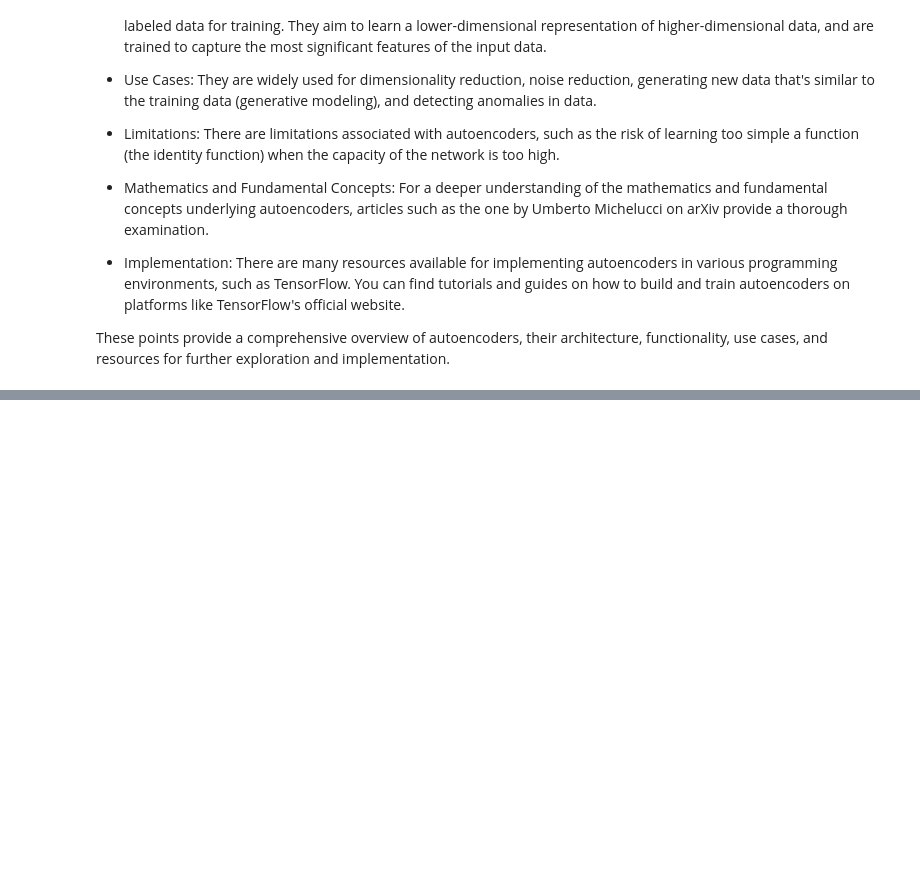
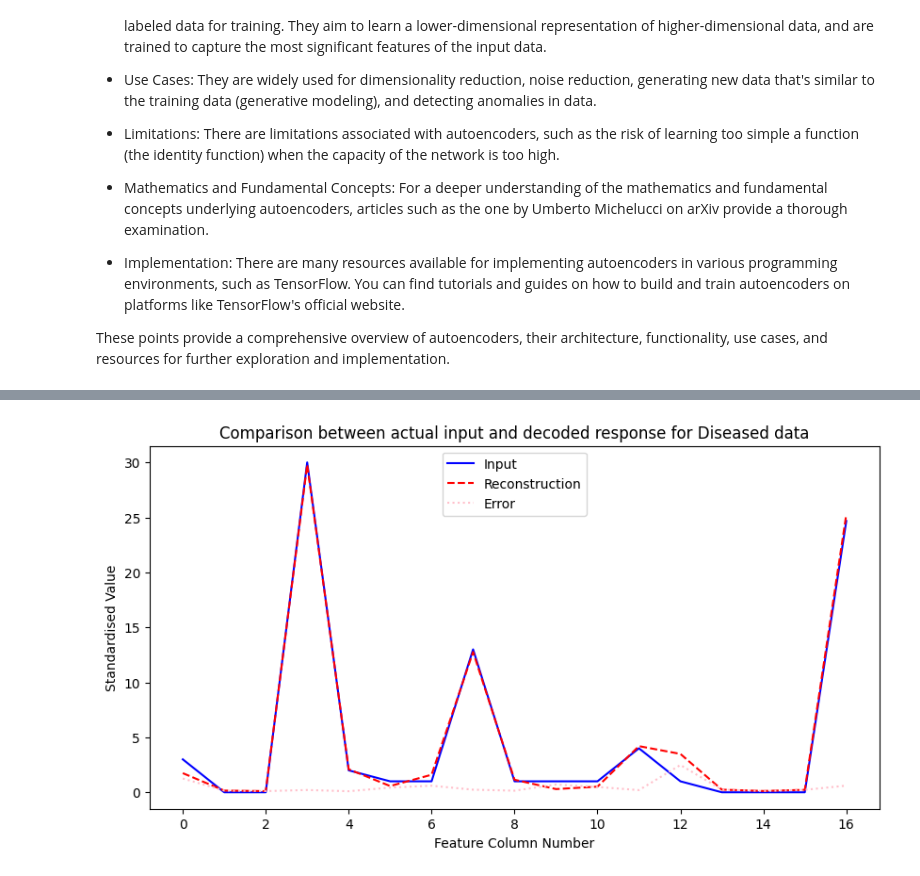
Before and after one commit to yahyamomtaz/Heart-Attack-Project, a Jupyter notebook: Mod_B_colab.ipynb, the cells around one changed output, grey strips where cells are left out. Cells and saved outputs as stored; diff of their text form; code cells hidden in the pictures; blank space fills up the shorter version.

```diff
--- a/Mod_B_colab.ipynb
+++ b/Mod_B_colab.ipynb
@@ -1140,0 +1264,3 @@ print("Threshold: ", threshold)
+# %%
+encoded_diseased_data = autoencoder.encoder(diseased_test_data).numpy()
+decoded_diseased_data = autoencoder.decoder(encoded_diseased_data).numpy()
@@ -1140,0 +1272,5 @@ print("Threshold: ", threshold)
+# %%
+# compariosn plot for decoded data
+plot_comparison(diseased_test_data, decoded_diseased_data, text='Diseased')
+# %% [output]
+[figure, added]
```
Also changed, not shown: parts of 121 cells of this notebook, 2 other files.
